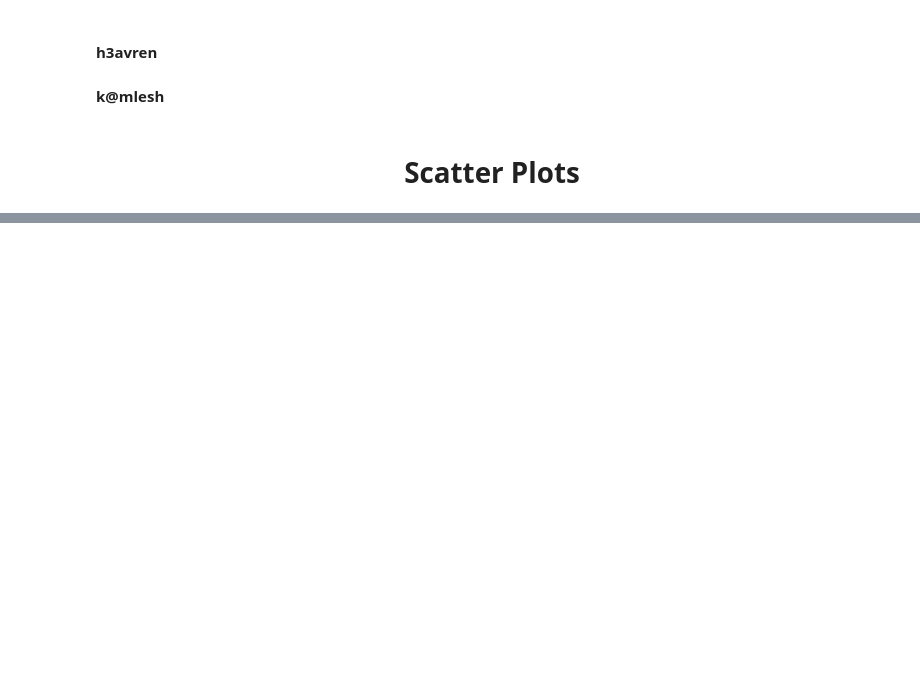
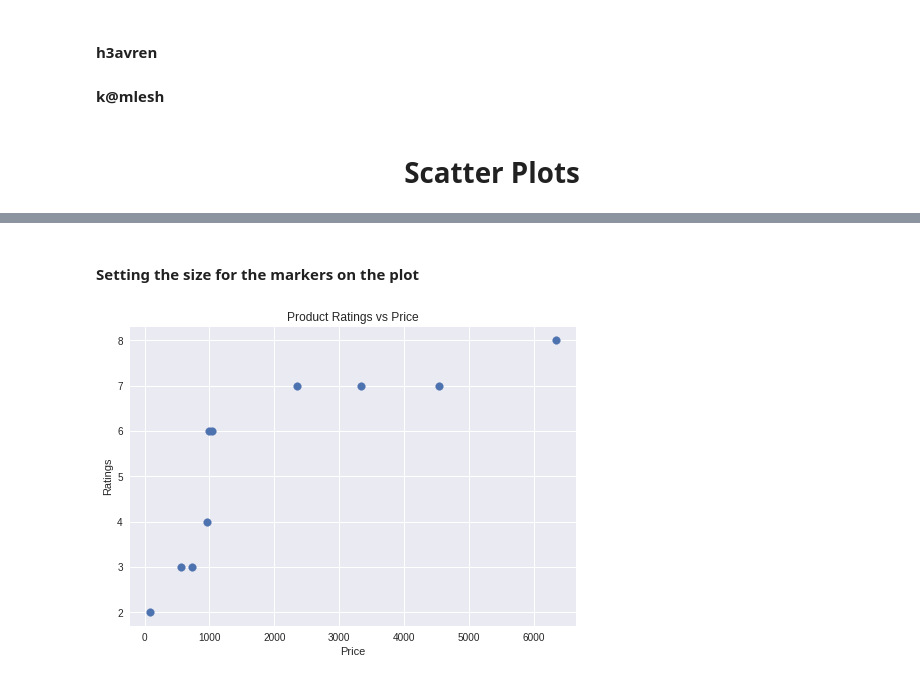
Before and after one commit to Ajay-Singh-Rana/practicing_python_basics, a Jupyter notebook: web/matplotlib/scatterPlots/scatterPlots.ipynb, the cells around one changed output, grey strips where cells are left out. Drawn from its saved outputs; the diff is of its cells as text; code cells hidden in the pictures; blank space fills up the shorter version.

```diff
--- a/web/matplotlib/scatterPlots/scatterPlots.ipynb
+++ b/web/matplotlib/scatterPlots/scatterPlots.ipynb
@@ -29,0 +44,17 @@ plt.scatter(price,ratings)
+# %% [markdown]
+#### Setting the size for the markers on the plot
+# %%
+# setting the size for the markers on the plot
+
+"""to set the size for the markers we need to pass a size value to the "s" argument and the size for these markers should be in double or triple digits otherwise the resulting markers are going to be too tiny cause the s argument expects size value to be of the form point**2."""
+
+plt.scatter(price,ratings,s=60)
+
+plt.title('Product Ratings vs Price')
+
+plt.xlabel('Price')
+plt.ylabel('Ratings')
+
+plt.show()
+# %% [output]
+[figure, added]
```
Also changed, not shown: parts of 15 cells of this notebook, 6 other files.
